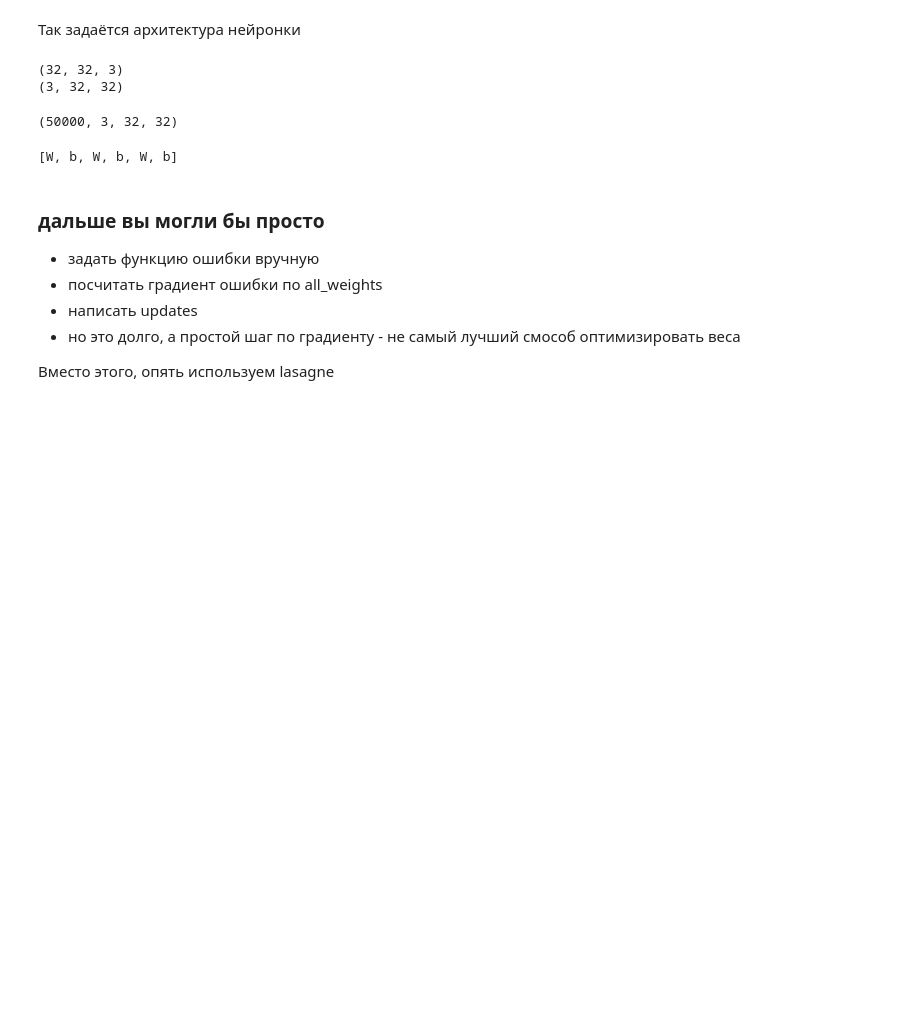
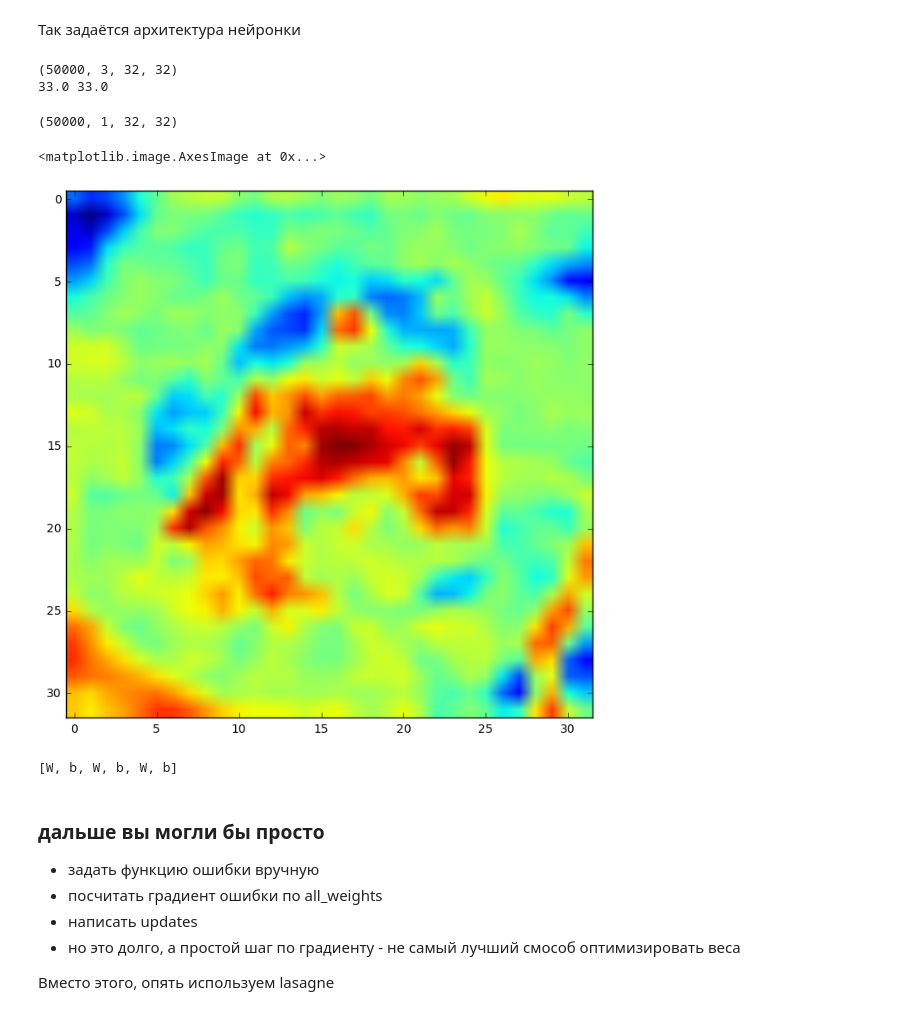
Before and after one commit to KirillMouraviev/Data-Mining-in-action, a Jupyter notebook: hw4/cifar.ipynb, the cells around one changed output. Drawn from its saved outputs; the diff is of its cells as text; code cells hidden in the pictures; blank space fills up the shorter version.

```diff
--- a/hw4/cifar.ipynb
+++ b/hw4/cifar.ipynb
@@ -48,21 +48,26 @@ ERROR (theano.sandbox.cuda): nvcc compiler not found on $PATH. Check your nvcc i
 # %% [markdown]
 Так задаётся архитектура нейронки
-# %%
-a = np.zeros((32, 32, 3))
-print a.shape
-b = a.reshape((3, 32, 32))
-print b.shape
-# %% [output]
-(32, 32, 3)
-(3, 32, 32)
 # %%
 X_train1 = [x for x in X_train]
 for i in range(len(X_train)):
-    b = X_train[i]
-    X_train1[i] = b.reshape((3, 32, 32))
+    X_train1[i] = X_train[i].transpose()
+    X_train1[i] = [t.transpose() for t in X_train1[i]]
+    X_train1[i] = np.array(X_train1[i])
 X_train1 = np.array(X_train1)
 print X_train1.shape
+print X_train[0][5][8][2], X_train1[0][2][5][8]
 # %% [output]
 (50000, 3, 32, 32)
+33.0 33.0
+# %%
+X_train2 = np.array([[x[0]] for x in X_train1])
+print X_train2.shape
+# %% [output]
+(50000, 1, 32, 32)
+# %%
+plt.imshow(X_train2[0][0])
+# %% [output]
+<matplotlib.image.AxesImage at 0x...>
+[figure, added]
 # %%
 input_layer = lasagne.layers.InputLayer(shape=(None, 3, 32, 32), input_var=input_X)
```
Also changed, not shown: parts of 9 cells of this notebook, 1 other file.
